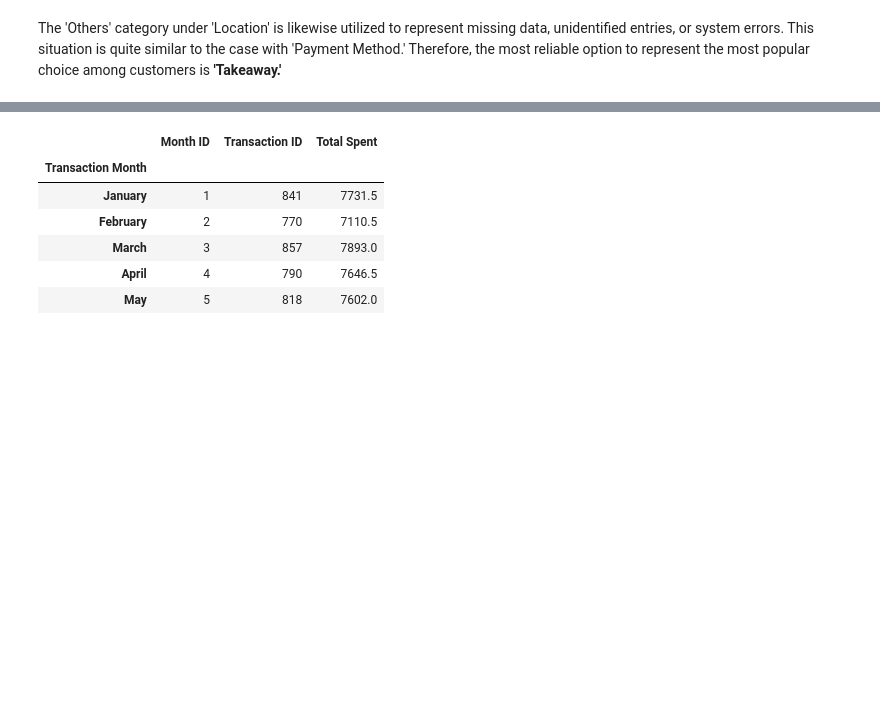
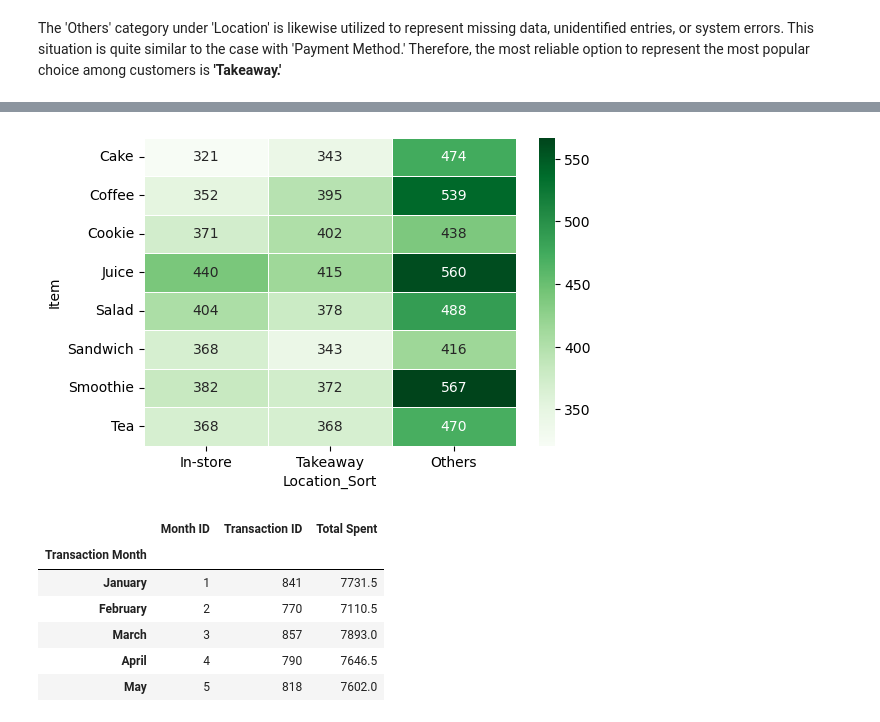
Before and after one commit to jeeenss/Data-Analysis-with-Python, a Jupyter notebook: Cafe_Sales/cafe_sales_analysis.ipynb, the cells around one changed output, grey strips where cells are left out. Drawn from its saved outputs; the diff is of its cells as text; code cells hidden in the pictures; blank space fills up the shorter version.

Commit message:
added visualization of most popular location

```diff
--- a/Cafe_Sales/cafe_sales_analysis.ipynb
+++ b/Cafe_Sales/cafe_sales_analysis.ipynb
@@ -1192,0 +1195,2 @@ The 'Others' category under 'Location' is likewise utilized to represent missing
+# %%
+sorted_loc = {'In-store':1,'Takeaway':2, 'Others':3 }
@@ -1192,0 +1201,4 @@ The 'Others' category under 'Location' is likewise utilized to represent missing
+# %%
+df['Location_Sort'] = df['Location'].map(sorted_loc)
+item_to_location = pd.crosstab(df['Item'], df['Location_Sort']).sort_index(axis=1, ascending=True)
+item_to_location
@@ -1193,3 +1216,10 @@ The 'Others' category under 'Location' is likewise utilized to represent missing
+# %%
+plt.subplots(figsize=(6,4))
+xlabels = list(sorted_loc.keys())
+sns.heatmap(item_to_location, annot=True, linewidth=.5, fmt='.5g', cmap='Greens', xticklabels=xlabels )
+plt.show()
+# %% [output]
+[figure, added]
 # %%
 result = df.groupby(['Transaction Month','Month ID'], as_index=False).agg({'Transaction ID': 'count','Total Spent':'sum'}).sort_values(['Month ID'], ascending=True)
 result = result.set_index('Transaction Month')
```
Also changed, not shown: parts of 5 cells of this notebook.
